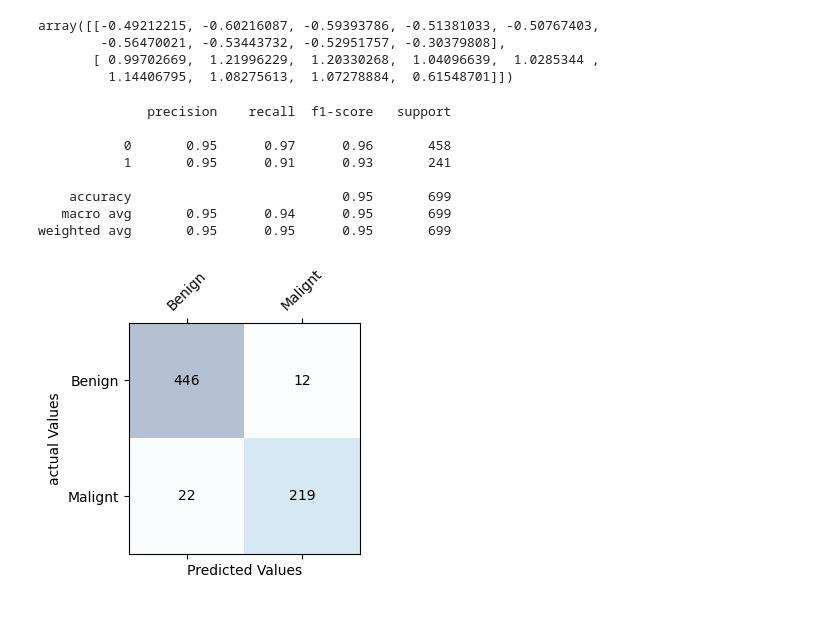
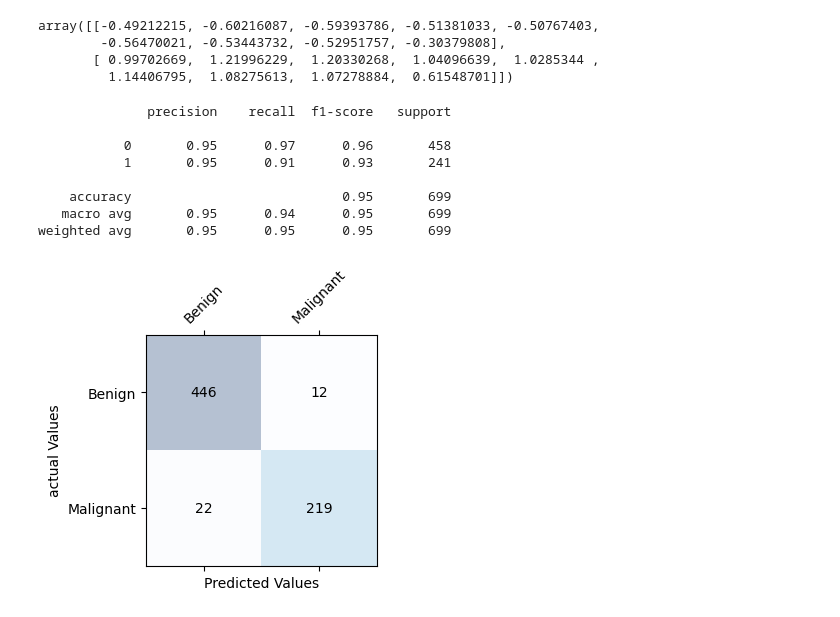
Before and after one commit to RossErskine/PCA-and-K-means-clustering-on-the-Breast-Cancer-Wisconsin-data-set, a Jupyter notebook: K-Means Clustering.ipynb, the cells around one changed output. Cells and saved outputs as stored; diff of their text form; code cells hidden in the pictures.

Commit message:
Plots Sorted

```diff
--- a/K-Means Clustering.ipynb
+++ b/K-Means Clustering.ipynb
@@ -191,27 +191,27 @@ cm = confusion_matrix(y,points)
 # %%
 # Plot confusion matrix
 fig, ax = plt.subplots(figsize=(3,3))
 ax.matshow(cm, cmap=plt.cm.Blues, alpha=0.3)
 for i in range(cm.shape[0]):
     for j in range(cm.shape[1]):
         ax.text(x=j, y=i, s=cm[i,j], va='center', ha='center')
-classes=["Benign", "Malignt"]
+classes=["Benign", "Malignant"]
 tick_marks = np.arange(len(classes))
 plt.xticks(tick_marks, classes, rotation=45)
 plt.yticks(tick_marks, classes)
 plt.xlabel('Predicted Values',)
 plt.ylabel('actual Values',);
 print(classification_report(y, points))
 # %% [output]
               precision    recall  f1-score   support
 
            0       0.95      0.97      0.96       458
            1       0.95      0.91      0.93       241
 
     accuracy                           0.95       699
    macro avg       0.95      0.94      0.95       699
 weighted avg       0.95      0.95      0.95       699
-[figure, old version]
+[figure, new version]
 # %%
 x1 = X[points == 0, 0]
 x2 = X[points == 0, 1]
```
Also changed, not shown: parts of 3 cells of this notebook.
